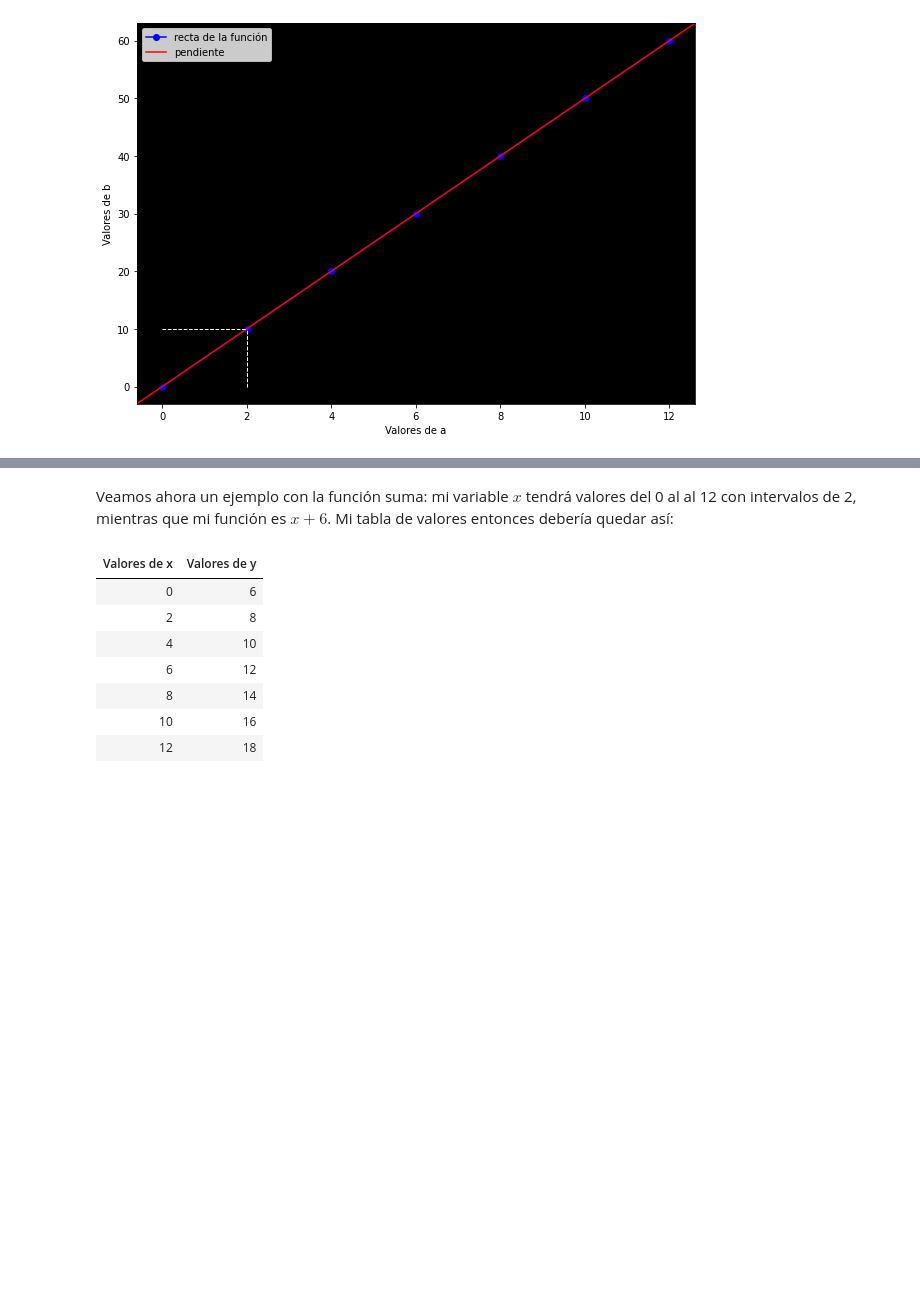
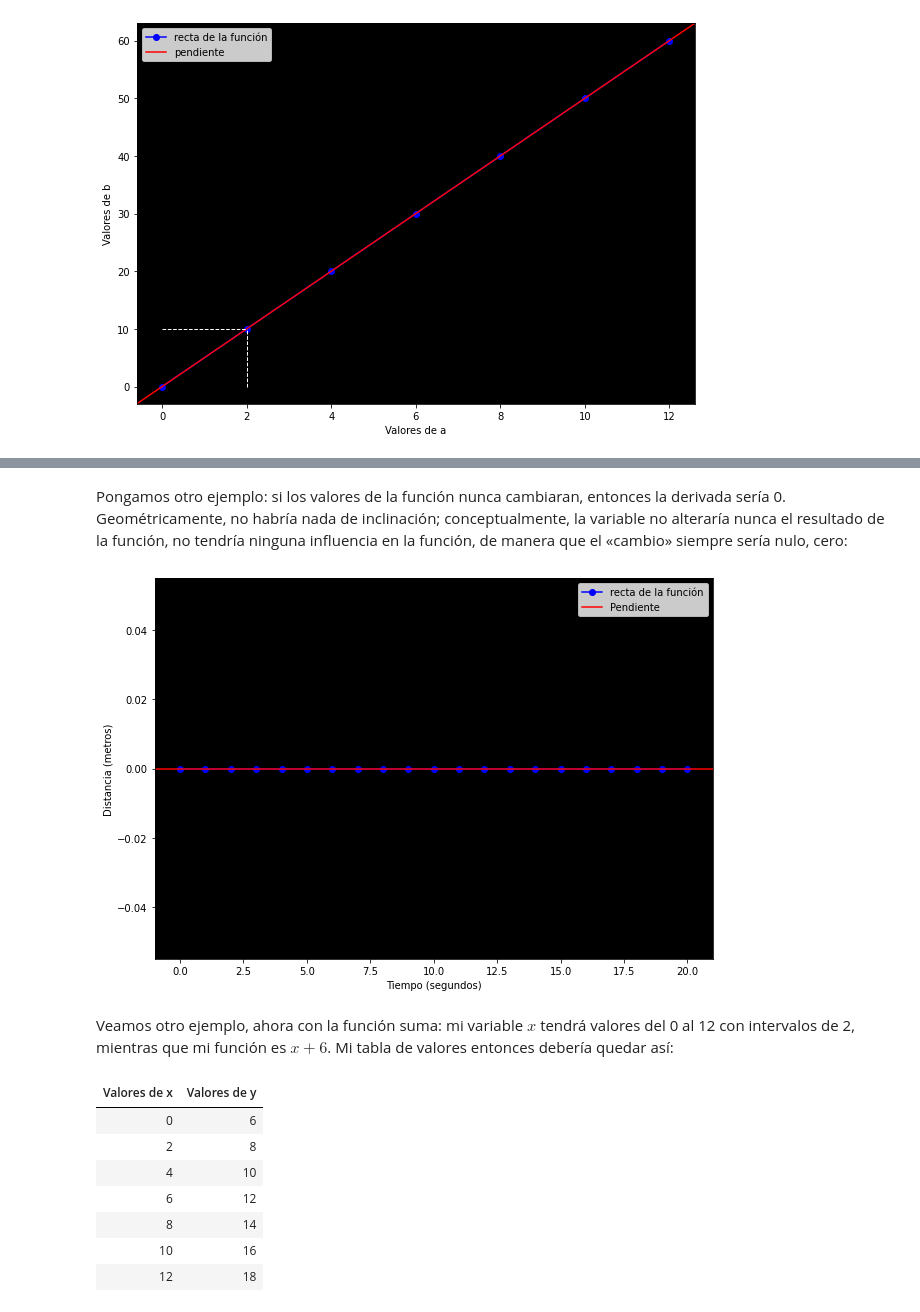
Before and after one commit to DanteNoguez/dantenoguez.github.io, a Jupyter notebook: ensayos/_build/jupyter_execute/redes.ipynb, the cells around one changed output, grey strips where cells are left out. Drawn from its saved outputs; the diff is of its cells as text; code cells hidden in the pictures; blank space fills up the shorter version.

```diff
--- a/ensayos/_build/jupyter_execute/redes.ipynb
+++ b/ensayos/_build/jupyter_execute/redes.ipynb
@@ -172,5 +203,26 @@ plt.show()
+# %% [markdown]
+Pongamos otro ejemplo: si los valores de la función nunca cambiaran, entonces la derivada sería 0. Geométricamente, no habría nada de inclinación; conceptualmente, la variable no alteraría nunca el resultado de la función, no tendría ninguna influencia en la función, de manera que el «cambio» siempre sería nulo, cero:
+# %%
+# Supongamos que quiero medir la distancia que recorro en 20 segundos:
+# Si con el paso de tiempo no avanzo o, lo que es lo mismo,
+# si mi variable tiempo no influye en la función distancia, entonces mi función y mi derivada lucen así:
+
+tiempo = np.arange(0, 21, 1)
+def f(t): return t*0
+distancia = f(tiempo)
+
+fig, ax = plt.subplots(figsize=(10, 7))
+ax.plot(tiempo, distancia, marker='o', color='blue', label='recta de la función')
+ax.set_facecolor('black')
+ax.set_xlabel('Tiempo (segundos)')
+ax.set_ylabel('Distancia (metros)')
+ax.axline((tiempo[0], distancia[0]), slope=0, color='red', label='Pendiente')
+ax.legend()
+plt.show()
+# %% [output]
+[figure, added]
 # %% [markdown]
-Veamos ahora un ejemplo con la función suma: mi variable $x$ tendrá valores del 0 al al 12 con intervalos de 2, mientras que mi función es $x+6$. Mi tabla de valores entonces debería quedar así:
+Veamos otro ejemplo, ahora con la función suma: mi variable $x$ tendrá valores del 0 al 12 con intervalos de 2, mientras que mi función es $x+6$. Mi tabla de valores entonces debería quedar así:
 # %%
 x = np.arange(0, 13, 2)
 def f(x): return x+6
```
Also changed, not shown: parts of 12 cells of this notebook, 13 other files.
